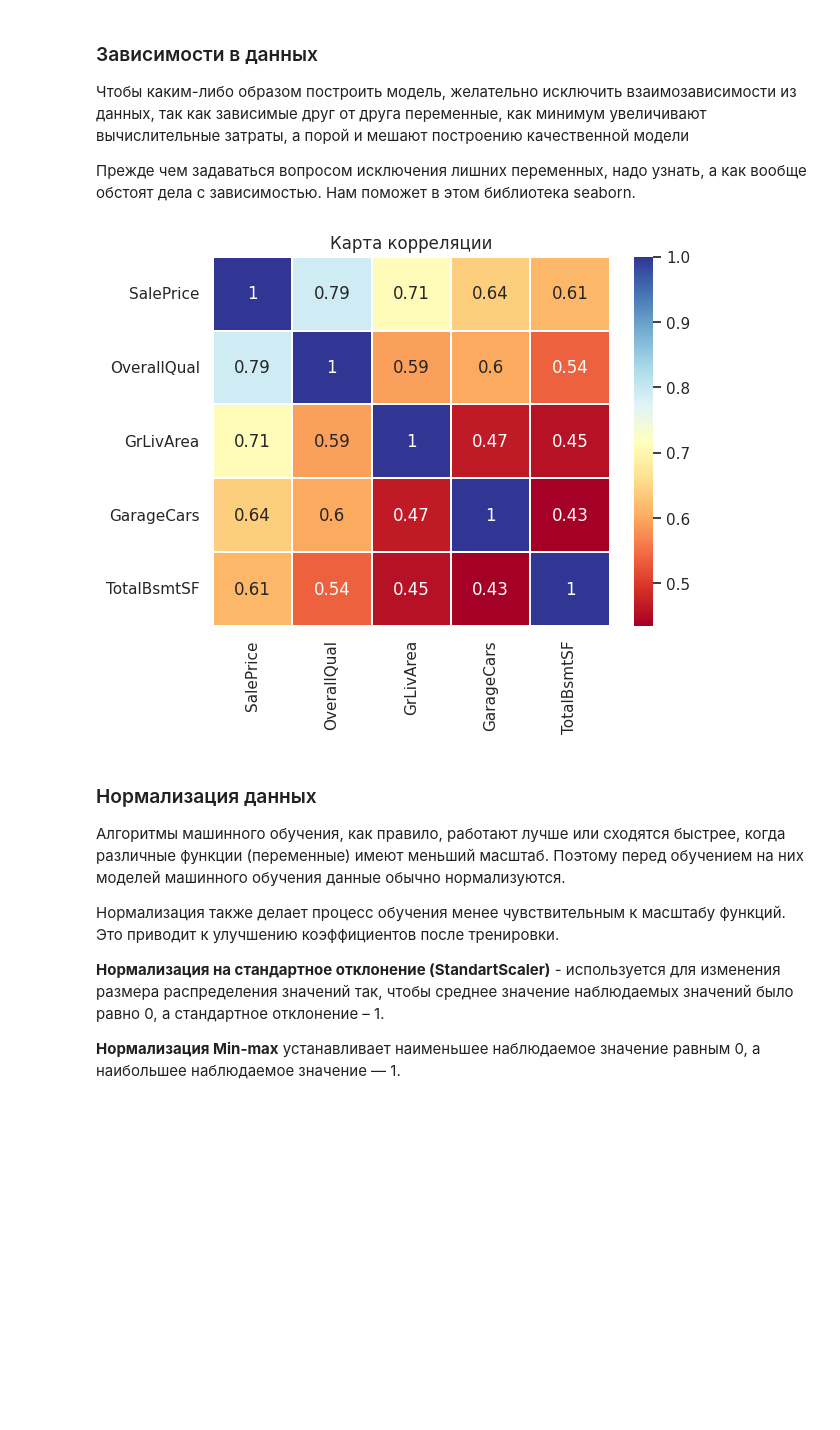
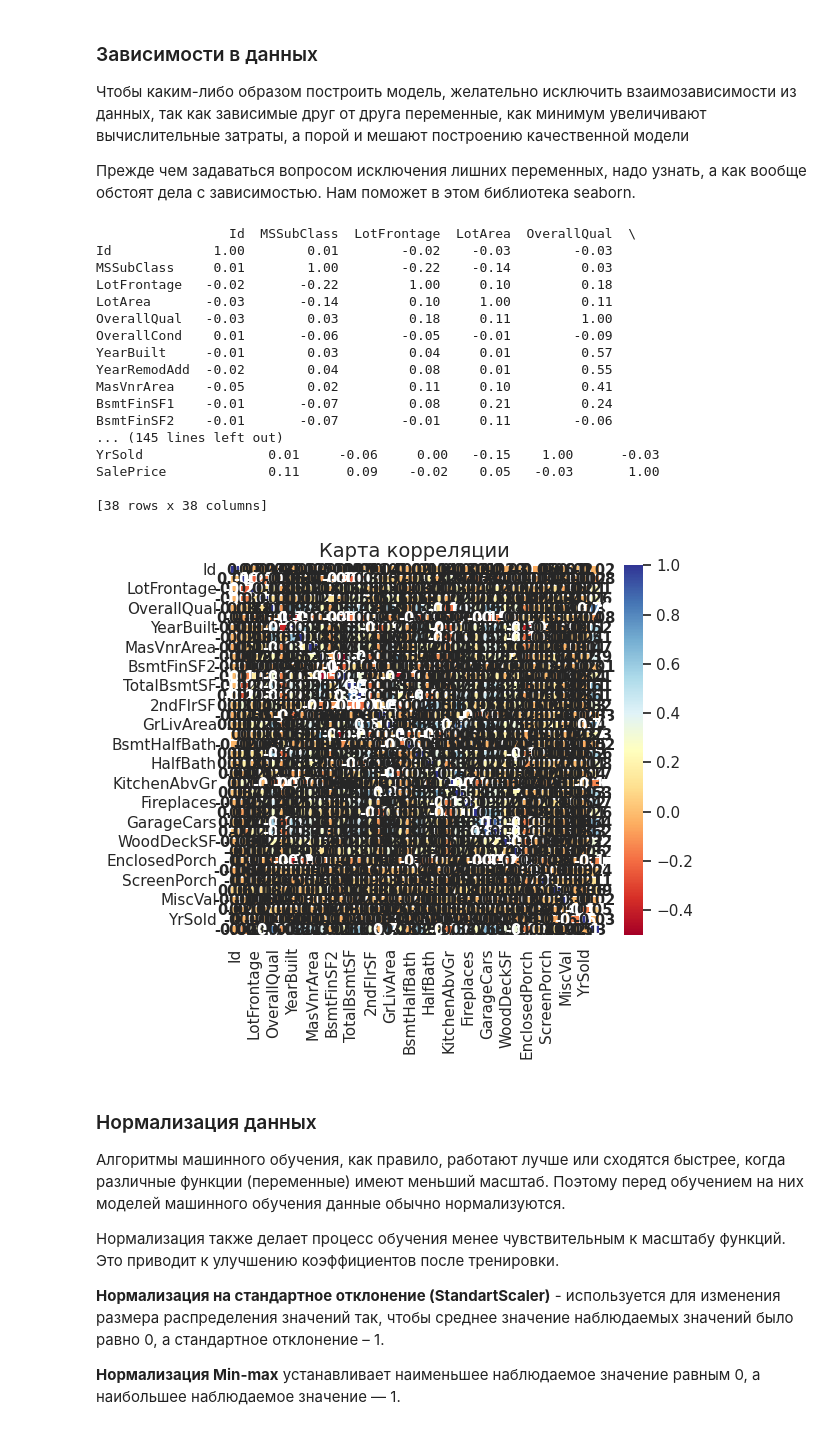
Before and after one commit to b221b/vis43, a Jupyter notebook: Машинное Обучение/Lab04 - Pandas_Datasets/dataset_homework.ipynb, the cells around one changed output. Cells and saved outputs as stored; diff of their text form; code cells hidden in the pictures; blank space fills up the shorter version.

```diff
--- a/Машинное Обучение/Lab04 - Pandas_Datasets/dataset_homework.ipynb
+++ b/Машинное Обучение/Lab04 - Pandas_Datasets/dataset_homework.ipynb
@@ -212,16 +212,3 @@ self_employed и work_interfere содержат несколько пропущ
 Еще один способ — это заполнение пропусков, где мы заменяем отсутствующее значение каким-либо образом. Базовые реализации просто заменят все отсутствующие значения средним, медианным, либо же константой.
 
 Для начала необходимо определить что делать с пропущенными значениями, найденными в self_employed и work_interfere. В обоих случаях столбец содержит категориальные данные.
-# %%
-df['LotFrontage'] = df['LotFrontage'].fillna('undefined')
-df['Alley'] = df['Alley'].fillna('undefined')
-df['Exterior2nd'] = df['Exterior2nd'].fillna('undefined')
-df['BsmtQual'] = df['BsmtQual'].fillna('undefined')
-df['BsmtFinType1'] = df['BsmtFinType1'].fillna('undefined')
-df['BsmtFinSF2'] = df['BsmtFinSF2'].fillna('undefined')
-df['FireplaceQu'] = df['FireplaceQu'].fillna('undefined')
-df['GarageFinish'] = df['GarageFinish'].fillna('undefined')
-df['GarageQual'] = df['GarageQual'].fillna('undefined')
-df['PoolQC'] = df['PoolQC'].fillna('undefined')
-
-print(df.head())
@@ -245,0 +215,4 @@ print(df.head())
+# %%
+df.fillna(0, inplace=True)
+
+print(df.head())
@@ -458,22 +449,39 @@ pd.get_dummies(features['Street'])
 Чтобы каким-либо образом построить модель, желательно исключить взаимозависимости из данных, так как зависимые друг от друга переменные, как минимум увеличивают вычислительные затраты, а порой и мешают построению качественной модели
 
 Прежде чем задаваться вопросом исключения лишних переменных, надо узнать, а как вообще обстоят дела с зависимостью. Нам поможет в этом библиотека seaborn.
-# %%
-# Выбор переменных для отображения
-variables = ['SalePrice', 'OverallQual', 'GrLivArea', 'GarageCars', 'TotalBsmtSF']
-
-# Вычисление матрицы корреляции только для выбранных переменных
-corr_matrix = df[variables].corr(numeric_only=True)
-
-# Генерация тепловой карты
-sns.heatmap(corr_matrix, annot=True, cmap='RdYlBu', linewidths=.1)
-
-# Добавление заголовка
-plt.title('Карта корреляции')
-
-plt.show()
-# %% [output]
-[figure, removed]
+# %%
+var_corr = round(features.corr(numeric_only=True),2)
+print(var_corr)
+mask = np.zeros_like(var_corr)
+sns.heatmap(var_corr
+                , mask = mask
+                , square = True
+                , annot = True
+                , annot_kws={'size': 10.5, 'weight' : 'bold'}
+                , cmap=plt.get_cmap("RdYlBu")
+                , linewidths=.1)
+plt.title('Карта корреляции', fontsize=14)
+plt.show()
+# plt.colormaps() -  так можно посмотреть доступные цветовые карты
+# %% [output]
+                 Id  MSSubClass  LotFrontage  LotArea  OverallQual  \
+Id             1.00        0.01        -0.02    -0.03        -0.03
+MSSubClass     0.01        1.00        -0.22    -0.14         0.03
+LotFrontage   -0.02       -0.22         1.00     0.10         0.18
+LotArea       -0.03       -0.14         0.10     1.00         0.11
+OverallQual   -0.03        0.03         0.18     0.11         1.00
+OverallCond    0.01       -0.06        -0.05    -0.01        -0.09
+YearBuilt     -0.01        0.03         0.04     0.01         0.57
+YearRemodAdd  -0.02        0.04         0.08     0.01         0.55
+MasVnrArea    -0.05        0.02         0.11     0.10         0.41
+BsmtFinSF1    -0.01       -0.07         0.08     0.21         0.24
+BsmtFinSF2    -0.01       -0.07        -0.01     0.11        -0.06
+... (145 lines left out)
+YrSold                0.01     -0.06     0.00   -0.15    1.00      -0.03
+SalePrice             0.11      0.09    -0.02    0.05   -0.03       1.00
+
+[38 rows x 38 columns]
+[figure, added]
 # %% [markdown]
 ### Нормализация данных
 
```
Also changed, not shown: parts of 5 cells of this notebook.
